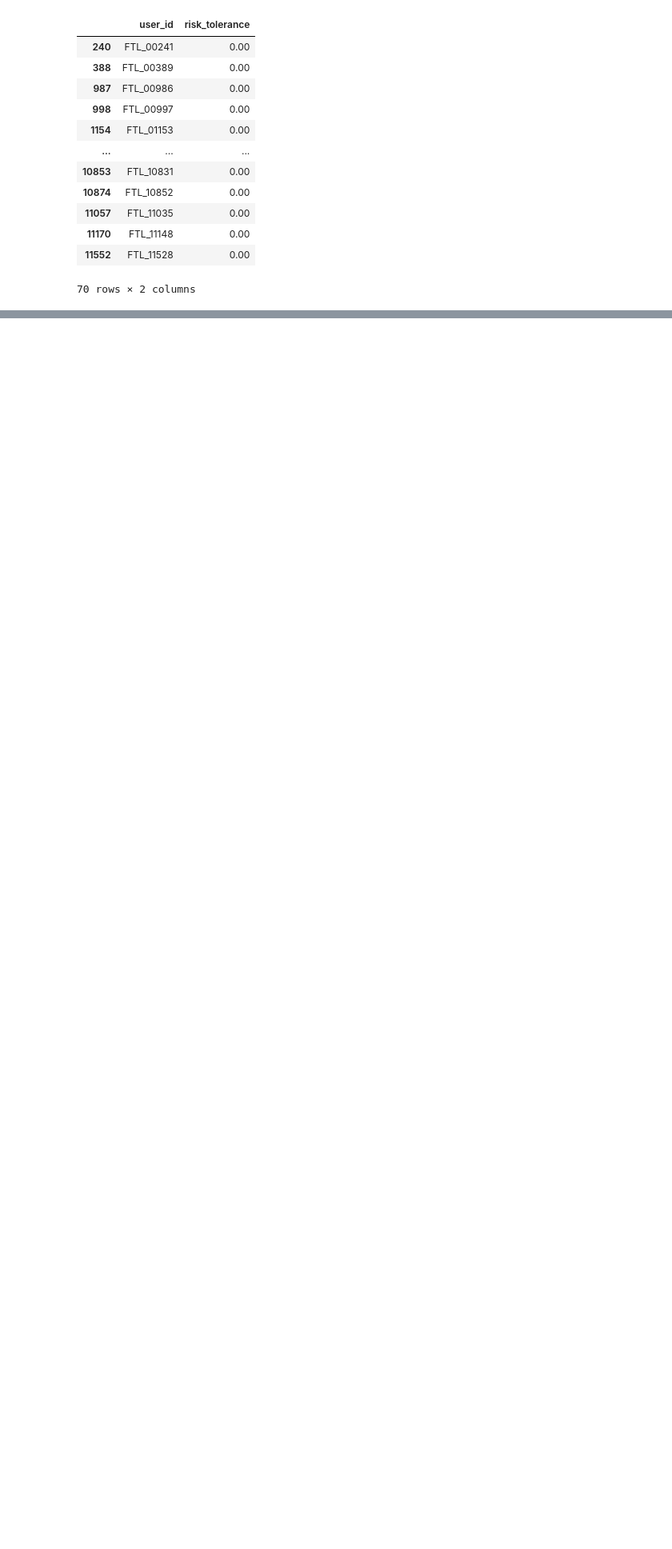
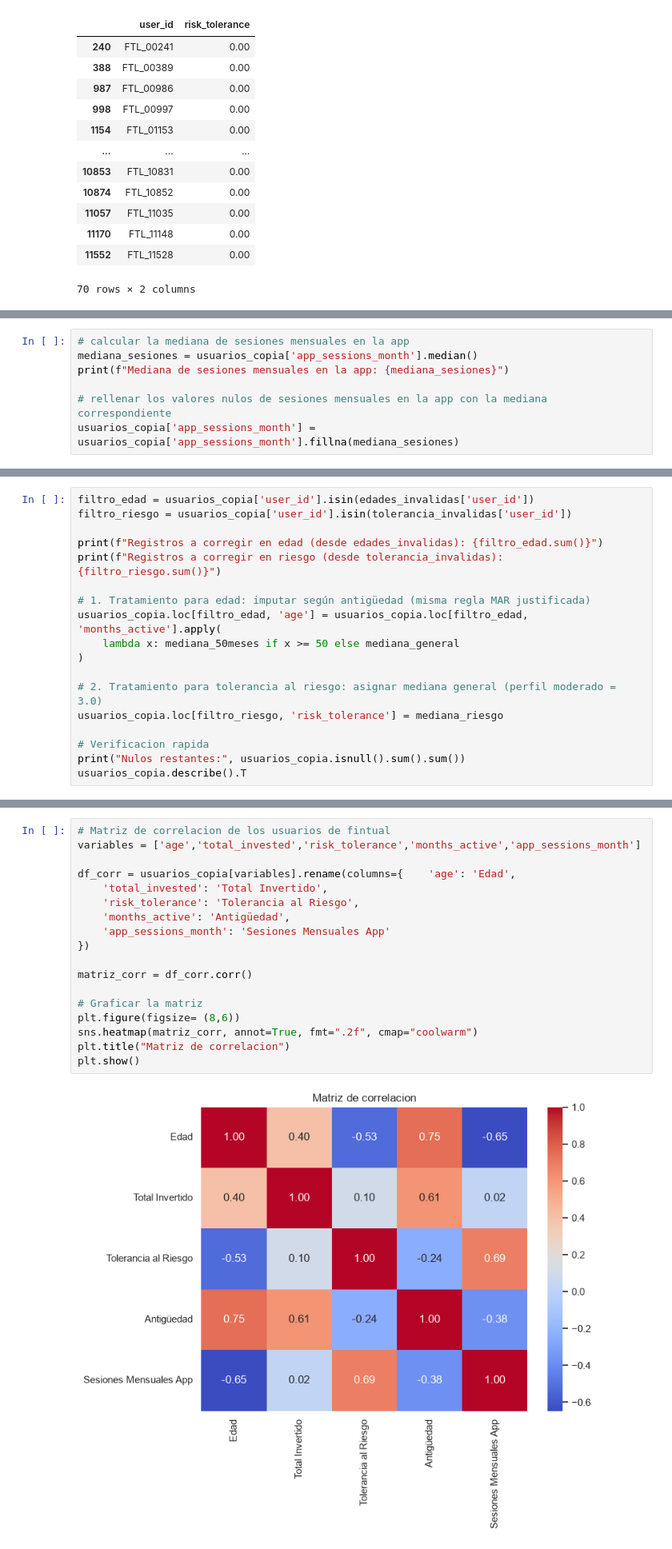
Before and after one commit to fcisternasg/fintual-card-marketing-analytics, a Jupyter notebook: Taller_Fintual.ipynb, the cells around one changed output, grey strips where cells are left out. Shown at 80% size. Drawn from its saved outputs; the diff is of its cells as text; blank space fills up the shorter version.

```diff
--- a/Taller_Fintual.ipynb
+++ b/Taller_Fintual.ipynb
@@ -189,0 +309,7 @@ Registros con tolerancia de riesgo inválida: 70
+# %%
+# calcular la mediana de sesiones mensuales en la app
+mediana_sesiones = usuarios_copia['app_sessions_month'].median()
+print(f"Mediana de sesiones mensuales en la app: {mediana_sesiones}")
+
+# rellenar los valores nulos de sesiones mensuales en la app con la mediana correspondiente
+usuarios_copia['app_sessions_month'] = usuarios_copia['app_sessions_month'].fillna(mediana_sesiones)
@@ -189,0 +330,18 @@ Registros con tolerancia de riesgo inválida: 70
+# %%
+filtro_edad = usuarios_copia['user_id'].isin(edades_invalidas['user_id'])
+filtro_riesgo = usuarios_copia['user_id'].isin(tolerancia_invalidas['user_id'])
+
+print(f"Registros a corregir en edad (desde edades_invalidas): {filtro_edad.sum()}")
+print(f"Registros a corregir en riesgo (desde tolerancia_invalidas): {filtro_riesgo.sum()}")
+
+# 1. Tratamiento para edad: imputar según antigüedad (misma regla MAR justificada)
+usuarios_copia.loc[filtro_edad, 'age'] = usuarios_copia.loc[filtro_edad, 'months_active'].apply(
+    lambda x: mediana_50meses if x >= 50 else mediana_general
+)
+
+# 2. Tratamiento para tolerancia al riesgo: asignar mediana general (perfil moderado = 3.0)
+usuarios_copia.loc[filtro_riesgo, 'risk_tolerance'] = mediana_riesgo
+
+# Verificacion rapida
+print("Nulos restantes:", usuarios_copia.isnull().sum().sum())
+usuarios_copia.describe().T
@@ -189,0 +391,20 @@ Registros con tolerancia de riesgo inválida: 70
+# %%
+# Matriz de correlacion de los usuarios de fintual
+variables = ['age','total_invested','risk_tolerance','months_active','app_sessions_month']
+
+df_corr = usuarios_copia[variables].rename(columns={    'age': 'Edad',
+    'total_invested': 'Total Invertido',
+    'risk_tolerance': 'Tolerancia al Riesgo',
+    'months_active': 'Antigüedad',
+    'app_sessions_month': 'Sesiones Mensuales App'
+})
+
+matriz_corr = df_corr.corr()
+
+# Graficar la matriz
+plt.figure(figsize= (8,6))
+sns.heatmap(matriz_corr, annot=True, fmt=".2f", cmap="coolwarm")
+plt.title("Matriz de correlacion")
+plt.show()
+# %% [output]
+[figure, added]
```
Also changed, not shown: parts of 35 cells of this notebook.
